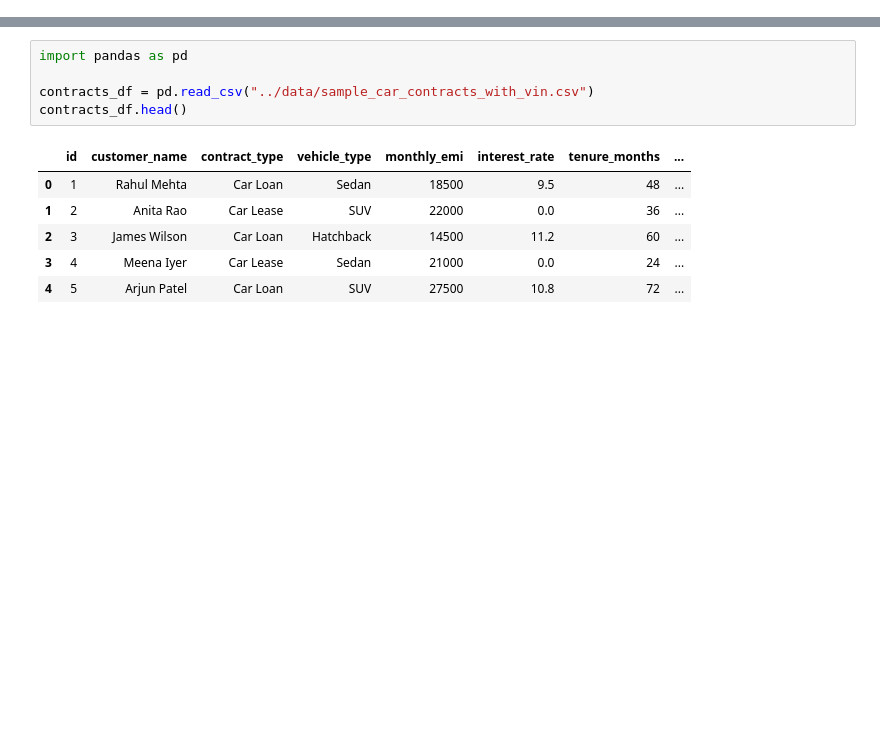
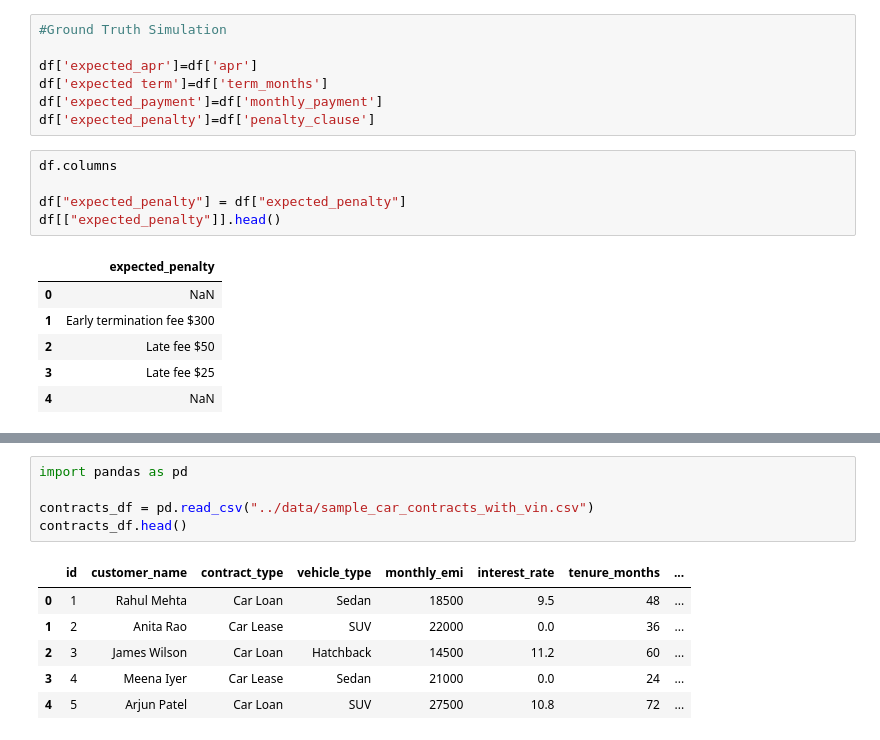
Before and after one commit to springboardmentor74219x/infosys-carlease-contract-ai-group2, a Jupyter notebook: notebook/milestone2_evaluation.ipynb, the cells around one changed output, grey strips where cells are left out. Saved outputs shown, nothing was run; the diff lists cells and outputs as text; blank space fills up the shorter version.

```diff
--- a/notebook/milestone2_evaluation.ipynb
+++ b/notebook/milestone2_evaluation.ipynb
@@ -14,0 +13,19 @@ def extract_sla_details(row):
+# %%
+#Ground Truth Simulation
+
+df['expected_apr']=df['apr']
+df['expected term']=df['term_months']
+df['expected_payment']=df['monthly_payment']
+df['expected_penalty']=df['penalty_clause']
+# %%
+df.columns
+
+df["expected_penalty"] = df["expected_penalty"]
+df[["expected_penalty"]].head()
+# %% [output]
+|  | expected_penalty |
+| 0 | NaN |
+| 1 | Early termination fee $300 |
+| 2 | Late fee $50 |
+| 3 | Late fee $25 |
+| 4 | NaN |
```
Also changed, not shown: parts of 27 cells of this notebook, 2 other files.
